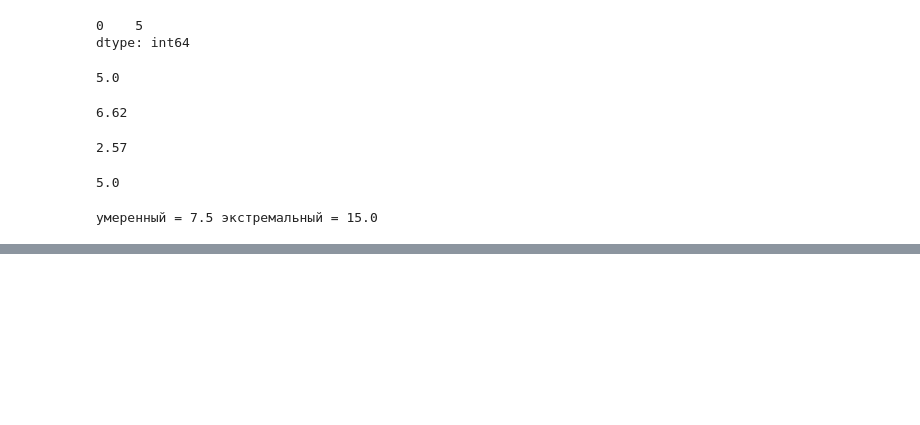
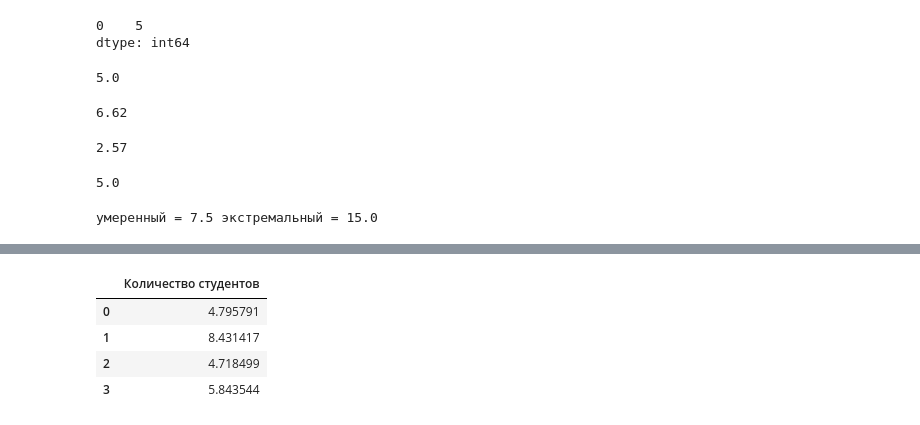
Before and after one commit to larikhin/Data_Analysis_ML, a Jupyter notebook: методы_статистики.ipynb, the cells around one changed output, grey strips where cells are left out. Cells and saved outputs as stored; diff of their text form; code cells hidden in the pictures; blank space fills up the shorter version.

```diff
--- a/методы_статистики.ipynb
+++ b/методы_статистики.ipynb
@@ -119,0 +137,10 @@ print('умеренный = '+ str(moderate), 'экстремальный = ' +
+# %%
+k_ln = k.iloc[:,1:2 ]
+k_ln = np.log(k_ln)
+k_ln
+# %% [output]
+|  | Количество студентов |
+| 0 | 4.795791 |
+| 1 | 8.431417 |
+| 2 | 4.718499 |
+| 3 | 5.843544 |
```
Also changed, not shown: parts of 5 cells of this notebook.
